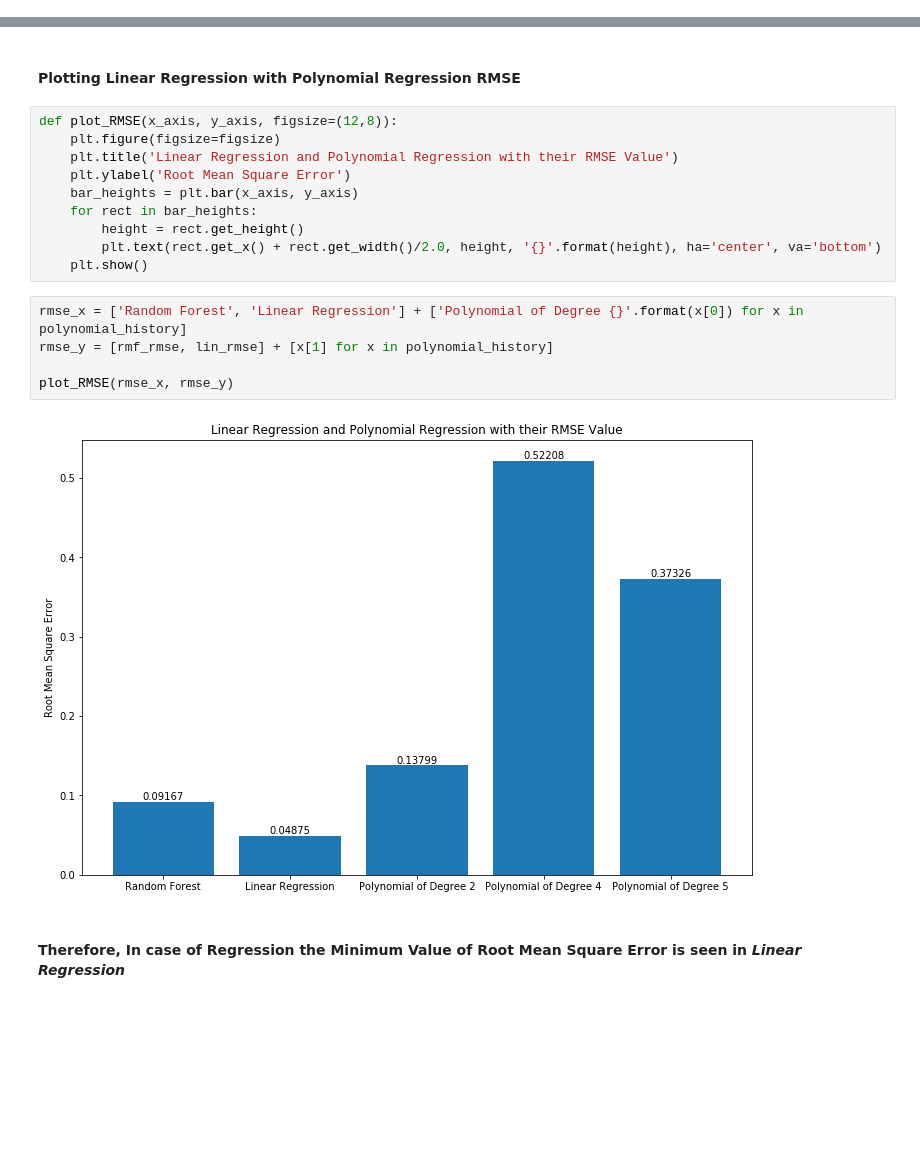
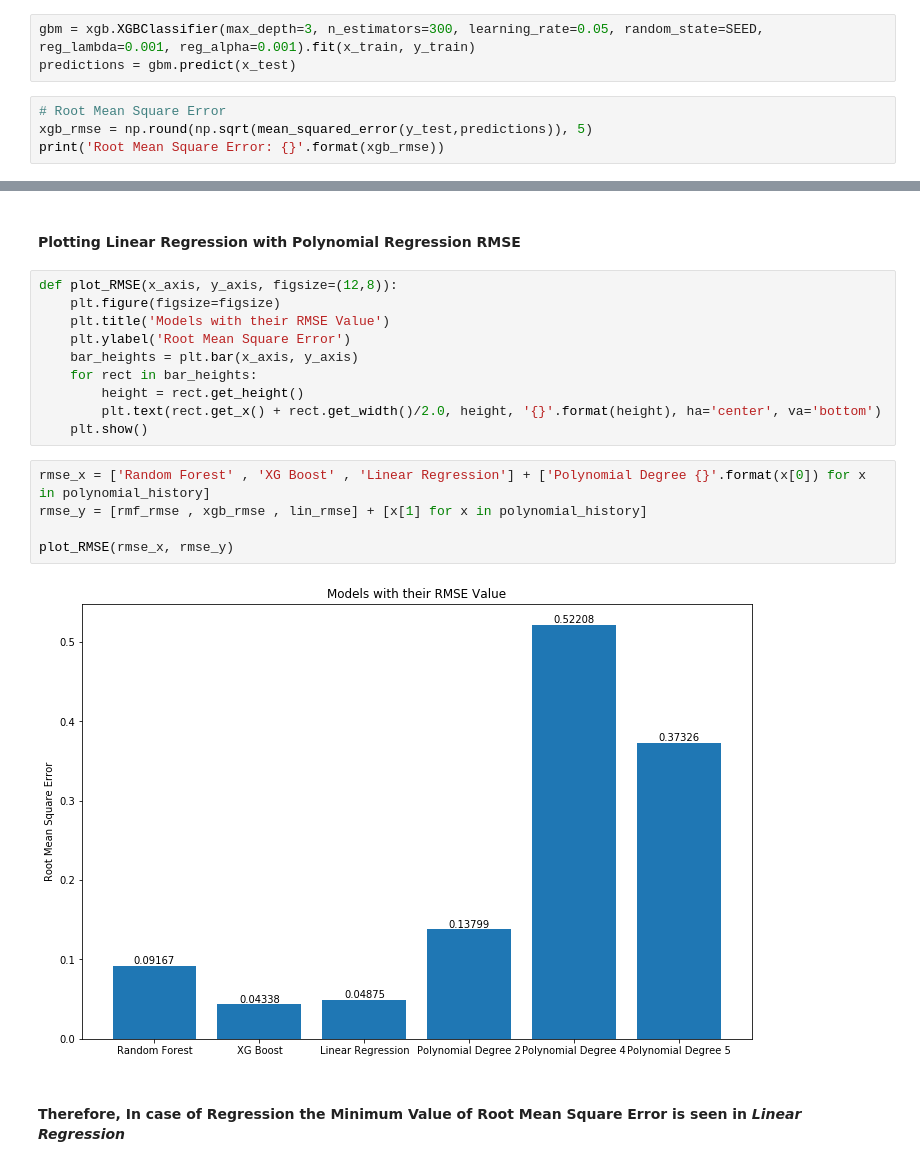
Before and after one commit to shivammehta25/Machine-Learning-Lab, a Jupyter notebook: Data Analysis Task/Data-Analysis-Task.ipynb, the cells around one changed output, grey strips where cells are left out. Cells and saved outputs as stored; diff of their text form; blank space fills up the shorter version.

```diff
--- a/Data Analysis Task/Data-Analysis-Task.ipynb
+++ b/Data Analysis Task/Data-Analysis-Task.ipynb
@@ -307,0 +317,7 @@ Root Mean Square Error: 0.09167
+# %%
+gbm = xgb.XGBClassifier(max_depth=3, n_estimators=300, learning_rate=0.05, random_state=SEED, reg_lambda=0.001, reg_alpha=0.001).fit(x_train, y_train)
+predictions = gbm.predict(x_test)
+# %%
+# Root Mean Square Error
+xgb_rmse = np.round(np.sqrt(mean_squared_error(y_test,predictions)), 5)
+print('Root Mean Square Error: {}'.format(xgb_rmse))
@@ -350,7 +368,7 @@ Root Mean Square Error: 0.37326
 # %%
 def plot_RMSE(x_axis, y_axis, figsize=(12,8)):
     plt.figure(figsize=figsize)
-    plt.title('Linear Regression and Polynomial Regression with their RMSE Value')
+    plt.title('Models with their RMSE Value')
     plt.ylabel('Root Mean Square Error')
     bar_heights = plt.bar(x_axis, y_axis)
     for rect in bar_heights:
@@ -358,12 +376,12 @@ def plot_RMSE(x_axis, y_axis, figsize=(12,8)):
         plt.text(rect.get_x() + rect.get_width()/2.0, height, '{}'.format(height), ha='center', va='bottom')
     plt.show()
 # %%
-rmse_x = ['Random Forest', 'Linear Regression'] + ['Polynomial of Degree {}'.format(x[0]) for x in polynomial_history]
-rmse_y = [rmf_rmse, lin_rmse] + [x[1] for x in polynomial_history]
+rmse_x = ['Random Forest' , 'XG Boost' , 'Linear Regression'] + ['Polynomial Degree {}'.format(x[0]) for x in polynomial_history]
+rmse_y = [rmf_rmse , xgb_rmse , lin_rmse] + [x[1] for x in polynomial_history]
 
 plot_RMSE(rmse_x, rmse_y)
 # %% [output]
-[figure, old version]
+[figure, new version]
 # %% [markdown]
 #### Therefore, In case of Regression the Minimum Value of Root Mean Square Error is seen in ***Linear Regression***
 # %% [markdown]
```
Also changed, not shown: parts of 16 cells of this notebook.
